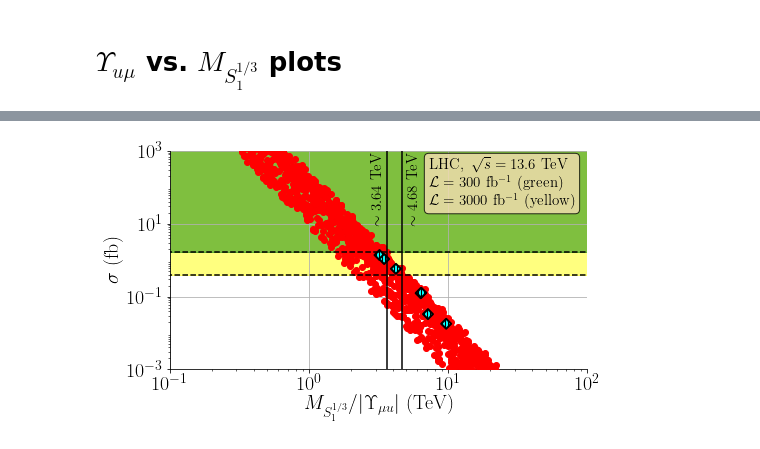
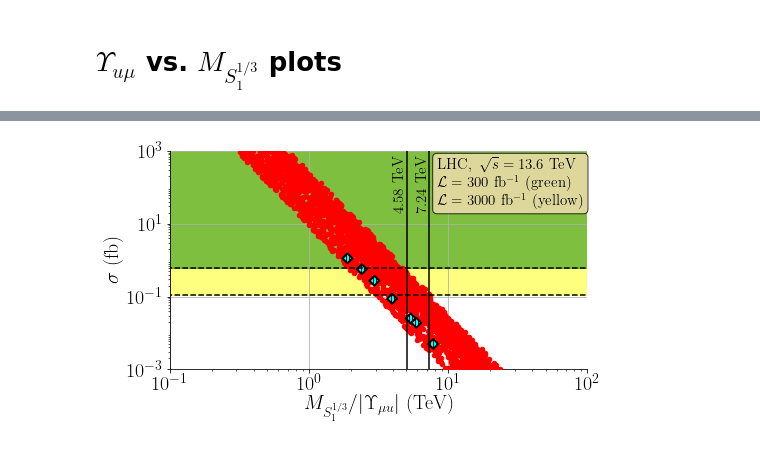
Before and after one commit to Mrazi09/LQ_collider_project, a Jupyter notebook: Plots/Plots.ipynb, the cells around one changed output, grey strips where cells are left out. Saved outputs shown, nothing was run; the diff lists cells and outputs as text; code cells hidden in the pictures.

Commit message:
Updated plots and jupyter notebook

```diff
--- a/Plots/Plots.ipynb
+++ b/Plots/Plots.ipynb
@@ -441,10 +453,10 @@ labels = [r'$p_T(\mu^-)~(\mathrm{GeV})$', r'$p_T(\mu^+)~(\mathrm{GeV})$', r'$E(\
 labels_plots = [r"100 GeV LQ", r"500 GeV LQ", r"1 TeV LQ", r"1.5 TeV LQ", r"2 TeV LQ", r"3 TeV LQ", r"4 TeV LQ"]
 # %%
 num_cols=4
-fig, axes = plt.subplots(nrows=4,ncols=num_cols,figsize=(90,48))
+fig, axes = plt.subplots(nrows=5,ncols=2,figsize=(85,85))
 fig.tight_layout(pad=5.0)
 axes = axes.flatten()
-
+plt.rcParams.update({'font.size': 115})
 for i, feature in enumerate(labels):
 
     var_Point1 = LQ_Point1[Vars[i]]
@@ -983,59 +1036,57 @@ fig, ax = plt.subplots()
 #Benchmarks
 #Benchmark points 5.5 and 3.5 overlap. That's so convenient !
 
-df1 = pd.read_csv("/home/felipe/JoaoPino/1-LQsCollider_project/Data_MadGraph/Full_data/Correct_weights/LQ_Tchannel_1p5TeV.csv", sep = ','); xsec_1 = df1['xs_weight'].sum()
-df2 = pd.read_csv("/home/felipe/JoaoPino/1-LQsCollider_project/Data_MadGraph/Full_data/Correct_weights/LQ_Tchannel_2p5TeV.csv", sep = ','); xsec_2 = df2['xs_weight'].sum()
-df3 = pd.read_csv("/home/felipe/JoaoPino/1-LQsCollider_project/Data_MadGraph/Full_data/Correct_weights/LQ_Tchannel_3p5TeV.csv", sep = ','); xsec_3 = df3['xs_weight'].sum()
-df4 = pd.read_csv("/home/felipe/JoaoPino/1-LQsCollider_project/Data_MadGraph/Full_data/Correct_weights/LQ_Tchannel_4p5TeV.csv", sep = ','); xsec_4 = df4['xs_weight'].sum()
-df5 = pd.read_csv("/home/felipe/JoaoPino/1-LQsCollider_project/Data_MadGraph/Full_data/Correct_weights/LQ_Tchannel_5p5TeV.csv", sep = ','); xsec_5 = df5['xs_weight'].sum()
-df6 = pd.read_csv("/home/felipe/JoaoPino/1-LQsCollider_project/Data_MadGraph/Full_data/Correct_weights/LQ_Tchannel_6p5TeV.csv", sep = ','); xsec_6 = df6['xs_weight'].sum()
-df7 = pd.read_csv("/home/felipe/JoaoPino/1-LQsCollider_project/Data_MadGraph/Full_data/Correct_weights/LQ_Tchannel_7p5TeV.csv", sep = ','); xsec_7 = df7['xs_weight'].sum()
+df1 = pd.read_csv("/home/felipe/JoaoPino/1-LQsCollider_project/Data_MadGraph/Full_data/Correct_weights/LQ_Tchannel_1p5TeV.csv", sep = ','); xsec_1 = df1['xs_weight'].sum()*1000
+df2 = pd.read_csv("/home/felipe/JoaoPino/1-LQsCollider_project/Data_MadGraph/Full_data/Correct_weights/LQ_Tchannel_2p5TeV.csv", sep = ','); xsec_2 = df2['xs_weight'].sum()*1000
+df3 = pd.read_csv("/home/felipe/JoaoPino/1-LQsCollider_project/Data_MadGraph/Full_data/Correct_weights/LQ_Tchannel_3p5TeV.csv", sep = ','); xsec_3 = df3['xs_weight'].sum()*1000
+df4 = pd.read_csv("/home/felipe/JoaoPino/1-LQsCollider_project/Data_MadGraph/Full_data/Correct_weights/LQ_Tchannel_4p5TeV.csv", sep = ','); xsec_4 = df4['xs_weight'].sum()*1000
+df5 = pd.read_csv("/home/felipe/JoaoPino/1-LQsCollider_project/Data_MadGraph/Full_data/Correct_weights/LQ_Tchannel_5p5TeV.csv", sep = ','); xsec_5 = df5['xs_weight'].sum()*1000
+df6 = pd.read_csv("/home/felipe/JoaoPino/1-LQsCollider_project/Data_MadGraph/Full_data/Correct_weights/LQ_Tchannel_6p5TeV.csv", sep = ','); xsec_6 = df6['xs_weight'].sum()*1000
+df7 = pd.read_csv("/home/felipe/JoaoPino/1-LQsCollider_project/Data_MadGraph/Full_data/Correct_weights/LQ_Tchannel_7p5TeV.csv", sep = ','); xsec_7 = df7['xs_weight'].sum()*1000
 
-plt.scatter((Data_1p5TeV['mS1']*1e-3)/(np.abs(0.4624+0.1644*1j)), xsec_1, marker = "D", color='cyan', edgecolor='black', hatch = '||||', s=50, linewidth=2.0, zorder=4)
-plt.scatter((Data_2p5TeV['mS1']*1e-3)/(np.abs(0.376+0.6204*1j)), xsec_2, marker = "D", color='cyan', edgecolor='black', hatch = '||||', s=50, linewidth=2.0, zorder=4)
-plt.scatter((Data_3p5TeV['mS1']*1e-3)/(np.abs(0.4451+0.3308*1j)), xsec_3, marker = "D", color='cyan', edgecolor='black', hatch = '||||', s=50, linewidth=2.0, zorder=4)
-plt.scatter((Data_4p5TeV['mS1']*1e-3)/(np.abs(0.3363+1.019*1j)), xsec_4, marker = "D", color='cyan', edgecolor='black', hatch = '||||', s=50, linewidth=2.0, zorder=4)
-plt.scatter((Data_5p5TeV['mS1']*1e-3)/(np.abs(0.7615+0.3979*1j)), xsec_5, marker = "D", color='cyan', edgecolor='black', hatch = '||||', s=50, linewidth=2.0, zorder=4)
-plt.scatter((Data_6p5TeV['mS1']*1e-3)/(np.abs(0.8838+0.2179*1j)), xsec_6, marker = "D", color='cyan', edgecolor='black', hatch = '||||', s=50, linewidth=2.0, zorder=4)
-plt.scatter((Data_7p5TeV['mS1']*1e-3)/(np.abs(0.7522+0.1942*1j)), xsec_7, marker = "D", color='cyan', edgecolor='black', hatch = '||||', s=50, linewidth=2.0, zorder=4)
+plt.scatter((Data_1p5TeV['mS1']*1e-3)/(np.abs(0.7929+0.1443*1j)), xsec_1, marker = "D", color='cyan', edgecolor='black', hatch = '||||', s=50, linewidth=2.0, zorder=4)
+plt.scatter((Data_2p5TeV['mS1']*1e-3)/(np.abs(0.311+0.965*1j)), xsec_2, marker = "D", color='cyan', edgecolor='black', hatch = '||||', s=50, linewidth=2.0, zorder=4)
+plt.scatter((Data_3p5TeV['mS1']*1e-3)/(np.abs(1.128+0.27*1j)), xsec_3, marker = "D", color='cyan', edgecolor='black', hatch = '||||', s=50, linewidth=2.0, zorder=4)
+plt.scatter((Data_4p5TeV['mS1']*1e-3)/(np.abs(1.035+0.421*1j)), xsec_4, marker = "D", color='cyan', edgecolor='black', hatch = '||||', s=50, linewidth=2.0, zorder=4)
+plt.scatter((Data_5p5TeV['mS1']*1e-3)/(np.abs(0.701+0.773*1j)), xsec_5, marker = "D", color='cyan', edgecolor='black', hatch = '||||', s=50, linewidth=2.0, zorder=4)
+plt.scatter((Data_6p5TeV['mS1']*1e-3)/(np.abs(0.7528+0.3372*1j)), xsec_6, marker = "D", color='cyan', edgecolor='black', hatch = '||||', s=50, linewidth=2.0, zorder=4)
+plt.scatter((Data_7p5TeV['mS1']*1e-3)/(np.abs(1.177+0.526*1j)), xsec_7, marker = "D", color='cyan', edgecolor='black', hatch = '||||', s=50, linewidth=2.0, zorder=4)
 
-plt.plot(Data_coups['Coup_Mass'], Data_coups['xsec_TChannel (fb)'], 'or', zorder=3)
-Limit_HL = 0.38*np.ones(100)
-Limit_RUNIII = 1.64*np.ones(100)
+plt.plot(Data_coups['Coup_Mass'], Data_coups['xsec_TChannel (fb)'], 'or', zorder=3, markersize=4.5)
+Limit_HL = 0.11*np.ones(100)
+Limit_RUNIII = 0.60*np.ones(100)
 plt.plot(np.linspace(Data_coups['Coup_Mass'].min(), Data_coups['Coup_Mass'].max(), 100), Limit_HL, '--k', zorder=5)
 plt.fill_between(np.linspace(Data_coups['Coup_Mass'].min(), Data_coups['Coup_Mass'].max(), 100), Limit_HL, Data_coups['xsec_TChannel (fb)'].max()*np.ones(100), alpha=0.5, color='yellow')
 
 plt.plot(np.linspace(Data_coups['Coup_Mass'].min(), Data_coups['Coup_Mass'].max(), 100), Limit_RUNIII, '--k', zorder=5)
 plt.fill_between(np.linspace(Data_coups['Coup_Mass'].min(), Data_coups['Coup_Mass'].max(), 100), Limit_RUNIII, Data_coups['xsec_TChannel (fb)'].max()*np.ones(100), alpha=0.5, color='green')
 
 props = dict(boxstyle='round', facecolor='wheat', alpha=0.8)
-plt.text(0.62, 0.75, '$\mathrm{{LHC}},~\sqrt{{s}} = 13.6~\mathrm{{TeV}}$ \n $\mathcal{{L}}={l1}~\mathrm{{fb^{{-1}}}}~\mathrm{{(green)}}$ \n $\mathcal{{L}}={l2}~\mathrm{{fb^{{-1}}}}~\mathrm{{(yellow)}}$'.format(l1=int(300.), l2=int(3000.)),
+plt.text(0.64, 0.75, '$\mathrm{{LHC}},~\sqrt{{s}} = 13.6~\mathrm{{TeV}}$ \n $\mathcal{{L}}={l1}~\mathrm{{fb^{{-1}}}}~\mathrm{{(green)}}$ \n $\mathcal{{L}}={l2}~\mathrm{{fb^{{-1}}}}~\mathrm{{(yellow)}}$'.format(l1=int(300.), l2=int(3000.)),
          transform=plt.gca().transAxes, bbox=props, fontsize=15., zorder=6)
 
-rIII_mcp = (Data_coups.loc[(Data_coups['xsec_TChannel (fb)'] > 1.64)])['Coup_Mass'].max()*np.ones(100)
-HL_mcp = (Data_coups.loc[(Data_coups['xsec_TChannel (fb)'] > 0.38)])['Coup_Mass'].max()*np.ones(100)
+rIII_mcp = (Data_coups.loc[(Data_coups['xsec_TChannel (fb)'] > 0.40)])['Coup_Mass'].max()*np.ones(100)
+HL_mcp = (Data_coups.loc[(Data_coups['xsec_TChannel (fb)'] > 0.11)])['Coup_Mass'].max()*np.ones(100)
 
 xsec_mcp = np.linspace(1e-3, 1e3, 100)
 xsec_mcp = np.linspace(1e-3, 1e3, 100)
 
 plt.plot(rIII_mcp, xsec_mcp, '-k', zorder=5)
 plt.plot(HL_mcp, xsec_mcp, '-k', zorder=5)
-plt.text(2.76, 1.0e1, r"$\sim 3.64~\mathrm{TeV}$", rotation=90, fontsize = 15)
-plt.text(5.05, 1.0e1, r"$\sim 4.68~\mathrm{TeV}$", rotation=90, fontsize = 15)
-
-
-
+plt.text(3.95, 2.2e1, r"$4.58~\mathrm{TeV}$", rotation=90, fontsize = 15)
+plt.text(5.78, 2.2e1, r"$7.24~\mathrm{TeV}$", rotation=90, fontsize = 15)
 
 plt.yscale('log')
 plt.xscale('log')
 plt.grid()
 ax.yaxis.set_minor_locator(mticker.LogLocator(numticks=999, subs="auto"))
 #plt.ylim(Data_coups['xsec_TChannel (fb)'].min(), Data_coups['xsec_TChannel (fb)'].max())
 plt.ylim(1e-3, 1e3)
 plt.xlim(1e-1, 1e2)
 plt.xlabel(r'$M_{S_1^{1/3}}/|\Upsilon_{\mu u}|~\mathrm{(TeV)}$')
 plt.ylabel(r'$\sigma~(\mathrm{fb})$')
 plt.tight_layout()
 plt.savefig('/home/felipe/JoaoPino/1-LQsCollider_project/Plots/MassRatio_excl.pdf')
+#plt.show()
 # %% [output]
-[figure, old version]
+[figure, new version]
```
Also changed, not shown: parts of 18 cells of this notebook, 21 other files.
